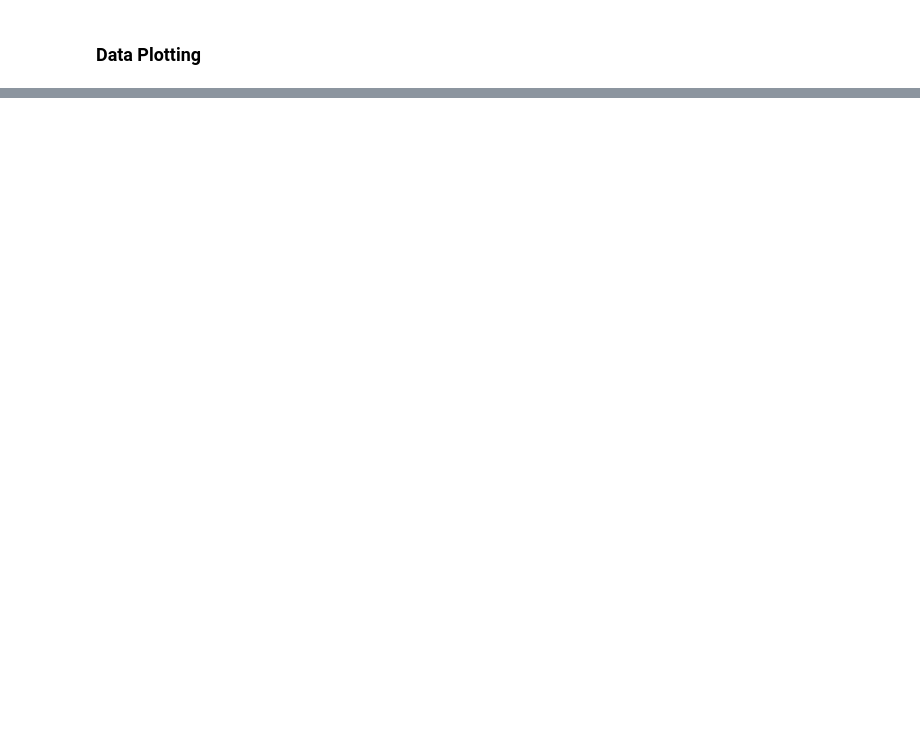
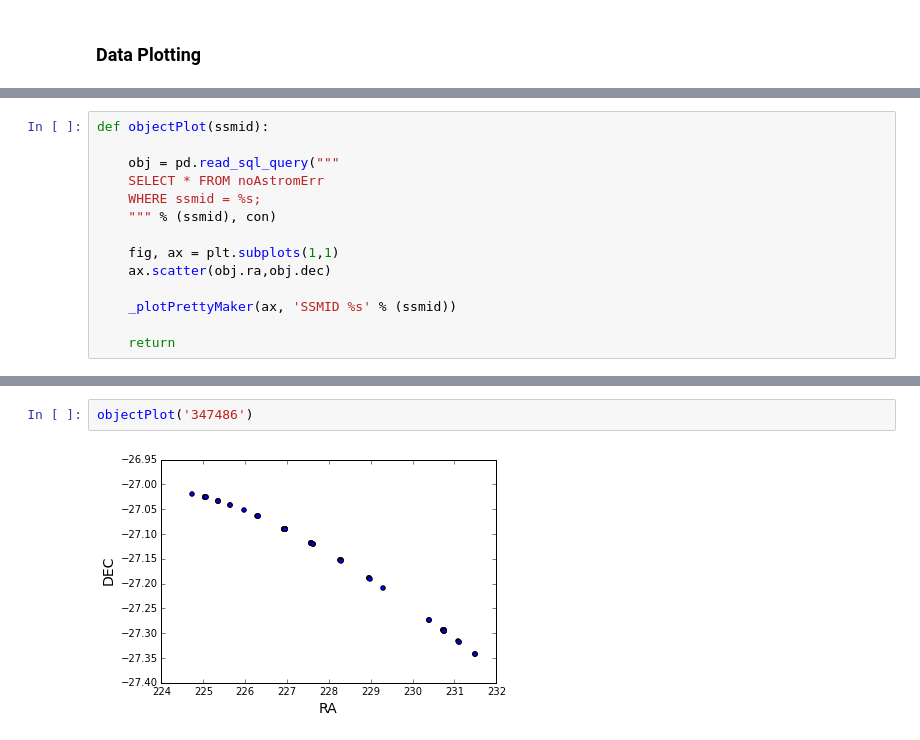
Before and after one commit to moeyensj/NEOsim, a Jupyter notebook: dataExploration.ipynb, the cells around one changed output, grey strips where cells are left out. Cells and saved outputs as stored; diff of their text form; blank space fills up the shorter version.

Commit message:
preliminary addition of simple object, visit plotting functions

```diff
--- a/dataExploration.ipynb
+++ b/dataExploration.ipynb
@@ -134,0 +110,14 @@ def plotNight(df):
+# %%
+def objectPlot(ssmid):
+
+    obj = pd.read_sql_query("""
+    SELECT * FROM noAstromErr
+    WHERE ssmid = %s;
+    """ % (ssmid), con)
+
+    fig, ax = plt.subplots(1,1)
+    ax.scatter(obj.ra,obj.dec)
+
+    _plotPrettyMaker(ax, 'SSMID %s' % (ssmid))
+
+    return
@@ -134,0 +146,4 @@ def plotNight(df):
+# %%
+objectPlot('347486')
+# %% [output]
+[figure, added]
```
Also changed, not shown: parts of 8 cells of this notebook.
